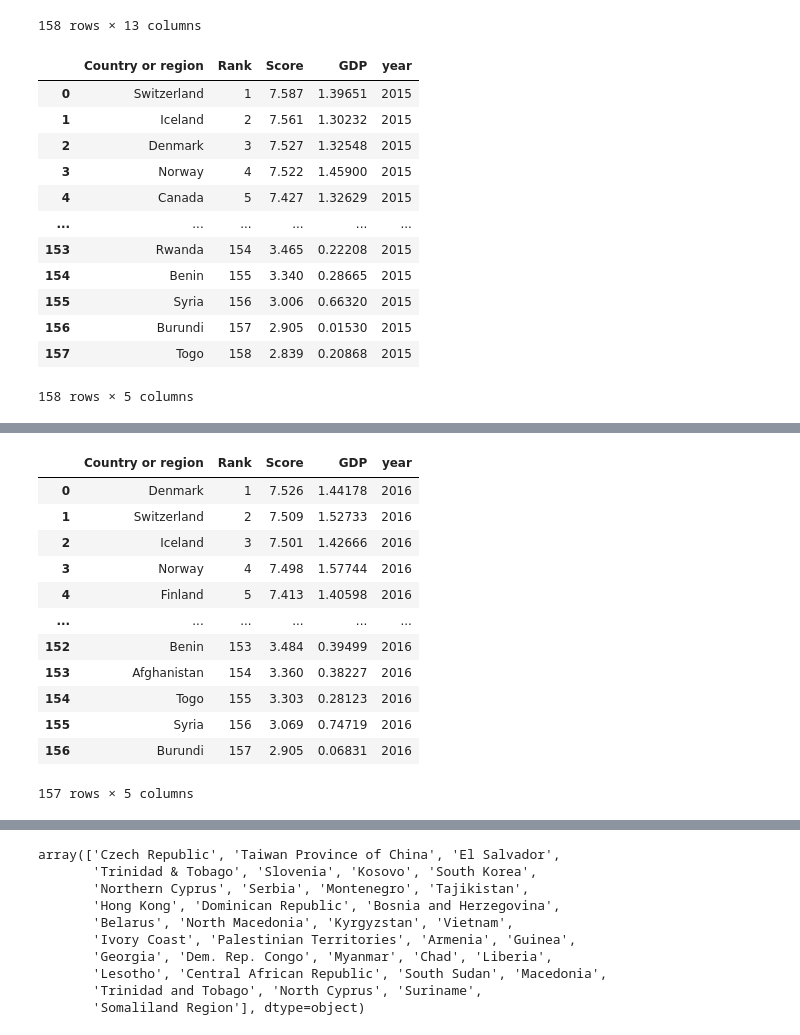
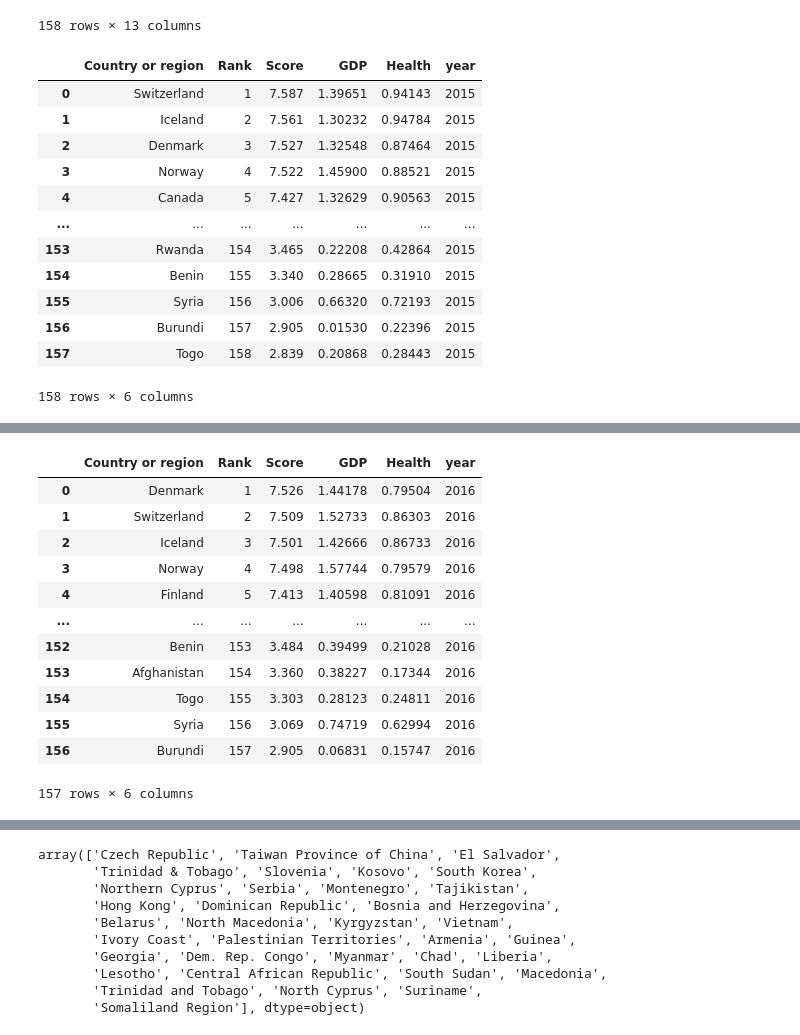
Before and after one commit to littlewhitecatdoge/Worldwide_Happiness_Report-data-visualation, a Jupyter notebook: data/clean.ipynb, the cells around one changed output, grey strips where cells are left out. Saved outputs shown, nothing was run; the diff lists cells and outputs as text; code cells hidden in the pictures.

Commit message:
add Health feature

```diff
--- a/data/clean.ipynb
+++ b/data/clean.ipynb
@@ -19,23 +19,23 @@ df2015
 | 157 | Togo | Sub-Saharan Africa | 158 | 2.839 | 0.06727 | 0.20868 | 0.13995 | ... |
 158 rows × 13 columns
 # %%
-df2015=df2015[["Country","Happiness Rank","Happiness Score","Economy (GDP per Capita)","year"]]
-df2015.columns=["Country or region","Rank","Score","GDP","year"]
+df2015=df2015[["Country","Happiness Rank","Happiness Score","Economy (GDP per Capita)","Health (Life Expectancy)","year"]]
+df2015.columns=["Country or region","Rank","Score","GDP","Health","year"]
 df2015
 # %% [output]
-|  | Country or region | Rank | Score | GDP | year |
-| 0 | Switzerland | 1 | 7.587 | 1.39651 | 2015 |
-| 1 | Iceland | 2 | 7.561 | 1.30232 | 2015 |
-| 2 | Denmark | 3 | 7.527 | 1.32548 | 2015 |
-| 3 | Norway | 4 | 7.522 | 1.45900 | 2015 |
-| 4 | Canada | 5 | 7.427 | 1.32629 | 2015 |
-| ... | ... | ... | ... | ... | ... |
-| 153 | Rwanda | 154 | 3.465 | 0.22208 | 2015 |
-| 154 | Benin | 155 | 3.340 | 0.28665 | 2015 |
-| 155 | Syria | 156 | 3.006 | 0.66320 | 2015 |
-| 156 | Burundi | 157 | 2.905 | 0.01530 | 2015 |
-| 157 | Togo | 158 | 2.839 | 0.20868 | 2015 |
+|  | Country or region | Rank | Score | GDP | Health | year |
+| 0 | Switzerland | 1 | 7.587 | 1.39651 | 0.94143 | 2015 |
+| 1 | Iceland | 2 | 7.561 | 1.30232 | 0.94784 | 2015 |
+| 2 | Denmark | 3 | 7.527 | 1.32548 | 0.87464 | 2015 |
+| 3 | Norway | 4 | 7.522 | 1.45900 | 0.88521 | 2015 |
+| 4 | Canada | 5 | 7.427 | 1.32629 | 0.90563 | 2015 |
+| ... | ... | ... | ... | ... | ... | ... |
+| 153 | Rwanda | 154 | 3.465 | 0.22208 | 0.42864 | 2015 |
+| 154 | Benin | 155 | 3.340 | 0.28665 | 0.31910 | 2015 |
+| 155 | Syria | 156 | 3.006 | 0.66320 | 0.72193 | 2015 |
+| 156 | Burundi | 157 | 2.905 | 0.01530 | 0.22396 | 2015 |
+| 157 | Togo | 158 | 2.839 | 0.20868 | 0.28443 | 2015 |
-158 rows × 5 columns
+158 rows × 6 columns
 # %%
 df2016=pd.read_csv("2016.csv")
 df2016["year"]=2016
@@ -55,23 +55,23 @@ df2016
 | 156 | Burundi | Sub-Saharan Africa | 157 | 2.905 | 2.732 | 3.078 | ... |
 157 rows × 14 columns
 # %%
-df2016=df2016[["Country","Happiness Rank","Happiness Score","Economy (GDP per Capita)","year"]]
-df2016.columns=["Country or region","Rank","Score","GDP","year"]
+df2016=df2016[["Country","Happiness Rank","Happiness Score","Economy (GDP per Capita)","Health (Life Expectancy)","year"]]
+df2016.columns=["Country or region","Rank","Score","GDP","Health","year"]
 df2016
 # %% [output]
-|  | Country or region | Rank | Score | GDP | year |
-| 0 | Denmark | 1 | 7.526 | 1.44178 | 2016 |
-| 1 | Switzerland | 2 | 7.509 | 1.52733 | 2016 |
-| 2 | Iceland | 3 | 7.501 | 1.42666 | 2016 |
-| 3 | Norway | 4 | 7.498 | 1.57744 | 2016 |
-| 4 | Finland | 5 | 7.413 | 1.40598 | 2016 |
-| ... | ... | ... | ... | ... | ... |
-| 152 | Benin | 153 | 3.484 | 0.39499 | 2016 |
-| 153 | Afghanistan | 154 | 3.360 | 0.38227 | 2016 |
-| 154 | Togo | 155 | 3.303 | 0.28123 | 2016 |
-| 155 | Syria | 156 | 3.069 | 0.74719 | 2016 |
-| 156 | Burundi | 157 | 2.905 | 0.06831 | 2016 |
+|  | Country or region | Rank | Score | GDP | Health | year |
+| 0 | Denmark | 1 | 7.526 | 1.44178 | 0.79504 | 2016 |
+| 1 | Switzerland | 2 | 7.509 | 1.52733 | 0.86303 | 2016 |
+| 2 | Iceland | 3 | 7.501 | 1.42666 | 0.86733 | 2016 |
+| 3 | Norway | 4 | 7.498 | 1.57744 | 0.79579 | 2016 |
+| 4 | Finland | 5 | 7.413 | 1.40598 | 0.81091 | 2016 |
+| ... | ... | ... | ... | ... | ... | ... |
+| 152 | Benin | 153 | 3.484 | 0.39499 | 0.21028 | 2016 |
+| 153 | Afghanistan | 154 | 3.360 | 0.38227 | 0.17344 | 2016 |
+| 154 | Togo | 155 | 3.303 | 0.28123 | 0.24811 | 2016 |
+| 155 | Syria | 156 | 3.069 | 0.74719 | 0.62994 | 2016 |
+| 156 | Burundi | 157 | 2.905 | 0.06831 | 0.15747 | 2016 |
-157 rows × 5 columns
+157 rows × 6 columns
 # %%
 df2017=pd.read_csv("2017.csv")
 df2017["year"]=2017
```
Also changed, not shown: parts of 4 cells of this notebook, 1 other file.
